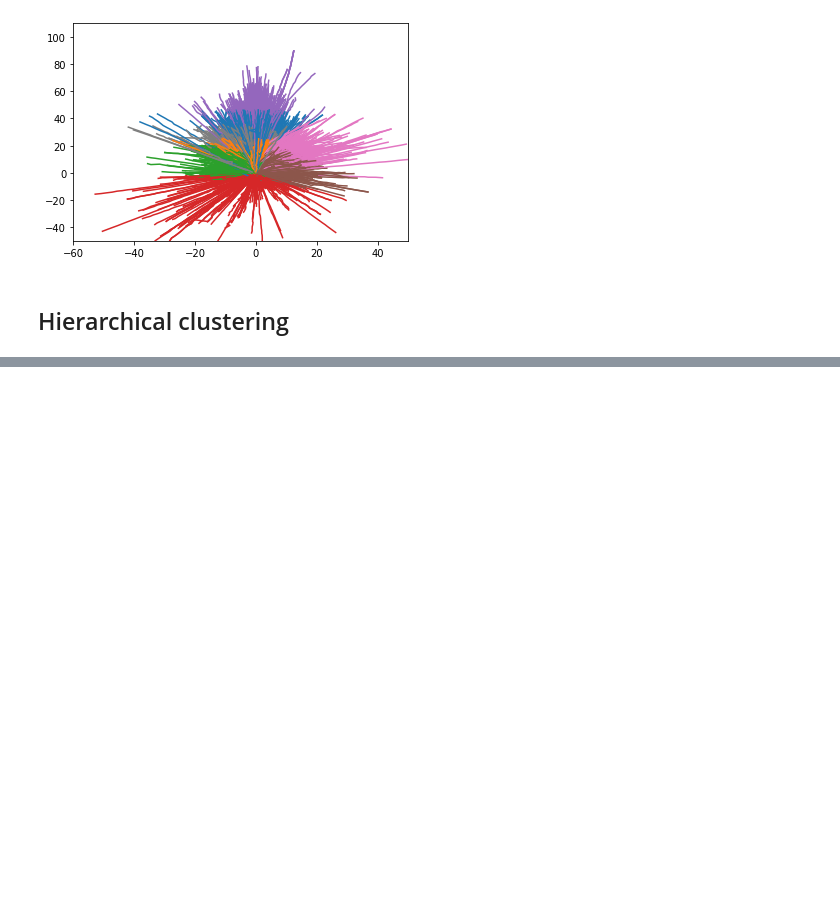
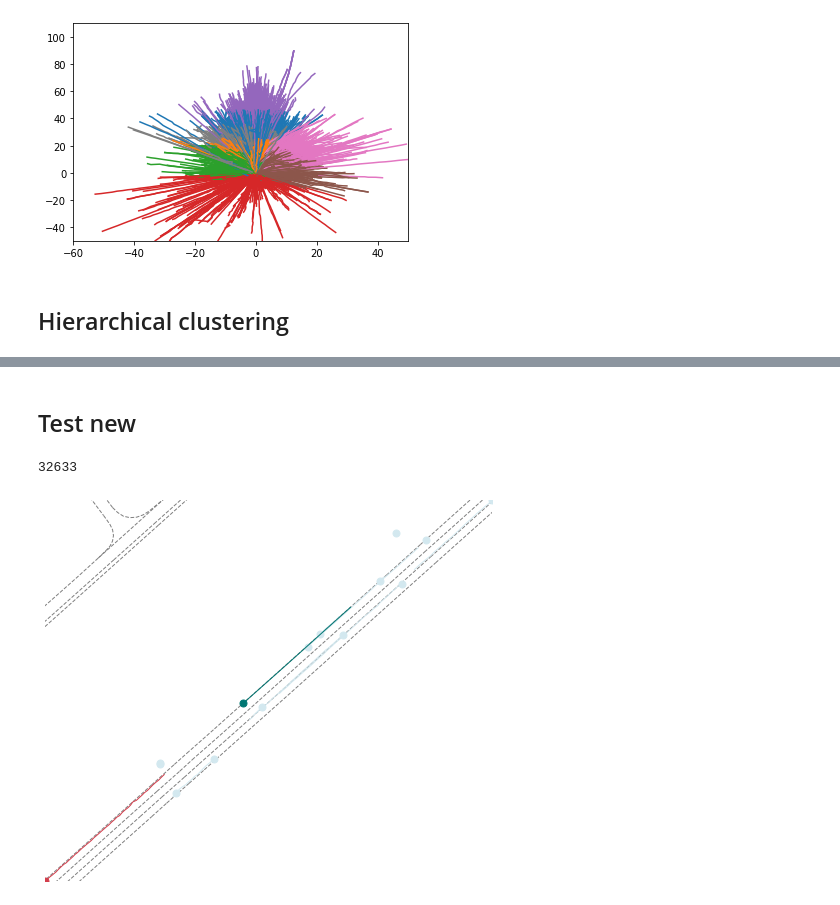
Before and after one commit to AutoVision-cloud/SSL-Lanes, a Jupyter notebook: maneuver/sample_and_cluster.ipynb, the cells around one changed output, grey strips where cells are left out. Drawn from its saved outputs; the diff is of its cells as text; code cells hidden in the pictures; blank space fills up the shorter version.

```diff
--- a/maneuver/sample_and_cluster.ipynb
+++ b/maneuver/sample_and_cluster.ipynb
@@ -256,0 +235,11 @@ plt.plot([centers3[3][1], 0], [centers3[3][0], 0])
+# %% [markdown]
+## Test new
+# %%
+idx = np.random.randint(0, len(afl.seq_list), 1)[0]
+print(idx)
+
+seq_path = afl.seq_list[idx]
+viz_sequence(afl.get(seq_path).seq_df, show=True)
+# %% [output]
+32633
+[figure, added]
```
Also changed, not shown: parts of 13 cells of this notebook.
